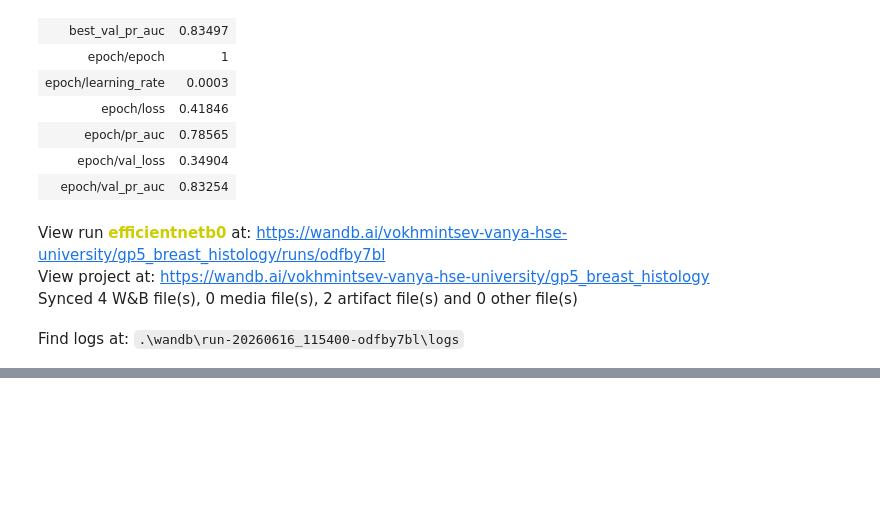
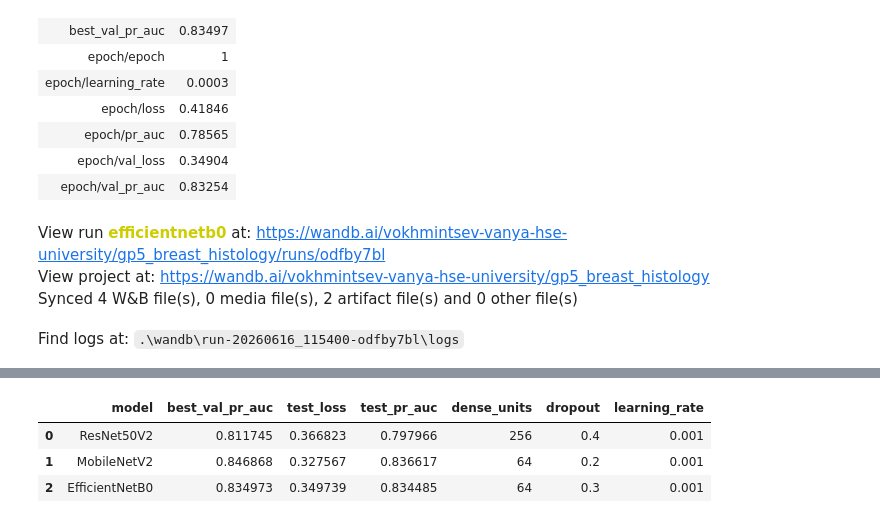
Before and after one commit to IvanVokhmintsev/GP5, a Jupyter notebook: GP5_NonTabularData.ipynb, the cells around one changed output, grey strips where cells are left out. Drawn from its saved outputs; the diff is of its cells as text; code cells hidden in the pictures; blank space fills up the shorter version.

```diff
--- a/GP5_NonTabularData.ipynb
+++ b/GP5_NonTabularData.ipynb
@@ -268,5 +280,4 @@ augmentation = keras.Sequential([
         layers.RandomFlip("horizontal_and_vertical"),
         layers.RandomRotation(0.2),
         layers.RandomZoom(0.1),
-        layers.RandomContrast(0.1)
 ])
@@ -467,8 +484,8 @@ Find logs at: .\wandb\run-20260616_114146-eum6mghh\logs
 # %%
 efficientnet_model, efficientnet_parameters, efficientnet_tuner = tune_model(
     keras.applications.EfficientNetV2B0,
-    keras.applications.efficientnet.preprocess_input,
-    "efficientnetb0"
+    keras.applications.efficientnet_v2.preprocess_input,
+    "efficientnetv2b0"
 )
 # %% [output]
 Trial 3 Complete [00h 04m 59s]
@@ -501,3 +518,32 @@ View run efficientnetb0 at: https://wandb.ai/vokhmintsev-vanya-hse-university/gp
 View project at: https://wandb.ai/vokhmintsev-vanya-hse-university/gp5_breast_histology
 Synced 4 W&B file(s), 0 media file(s), 2 artifact file(s) and 0 other file(s)
 Find logs at: .\wandb\run-20260616_115400-odfby7bl\logs
+# %%
+models_info = [
+    ("ResNet50V2", resnet_model, resnet_parameters, resnet_tuner),
+    ("MobileNetV2", mobilenet_model, mobilenet_parameters, mobilenet_tuner),
+    ("EfficientNetV2B0", efficientnet_model, efficientnet_parameters, efficientnet_tuner),
+]
+
+results = []
+
+for model_name, model, params, tuner in models_info:
+    print("Оцениваем модель:", model_name)
+
+    test_loss, test_pr_auc = model.evaluate(test_ds, verbose=1)
+
+    best_trial = tuner.oracle.get_best_trials(1)[0]
+
+    results.append({
+        "model": model_name,
+        "best_val_pr_auc": best_trial.score,
+        "test_loss": test_loss,
+        "test_pr_auc": test_pr_auc,
+        "dense_units": params.get("dense_units"),
+        "dropout": params.get("dropout"),
+        "learning_rate": params.get("learning_rate"),
+    })
+
+results_df = pd.DataFrame(results)
+results_df
+# %% [output]
@@ -503,0 +556,4 @@ Find logs at: .\wandb\run-20260616_115400-odfby7bl\logs
+|  | model | best_val_pr_auc | test_loss | test_pr_auc | dense_units | dropout | learning_rate |
+| 0 | ResNet50V2 | 0.811745 | 0.366823 | 0.797966 | 256 | 0.4 | 0.001 |
+| 1 | MobileNetV2 | 0.846868 | 0.327567 | 0.836617 | 64 | 0.2 | 0.001 |
+| 2 | EfficientNetB0 | 0.834973 | 0.349739 | 0.834485 | 64 | 0.3 | 0.001 |
```
Also changed, not shown: parts of 15 cells of this notebook.
